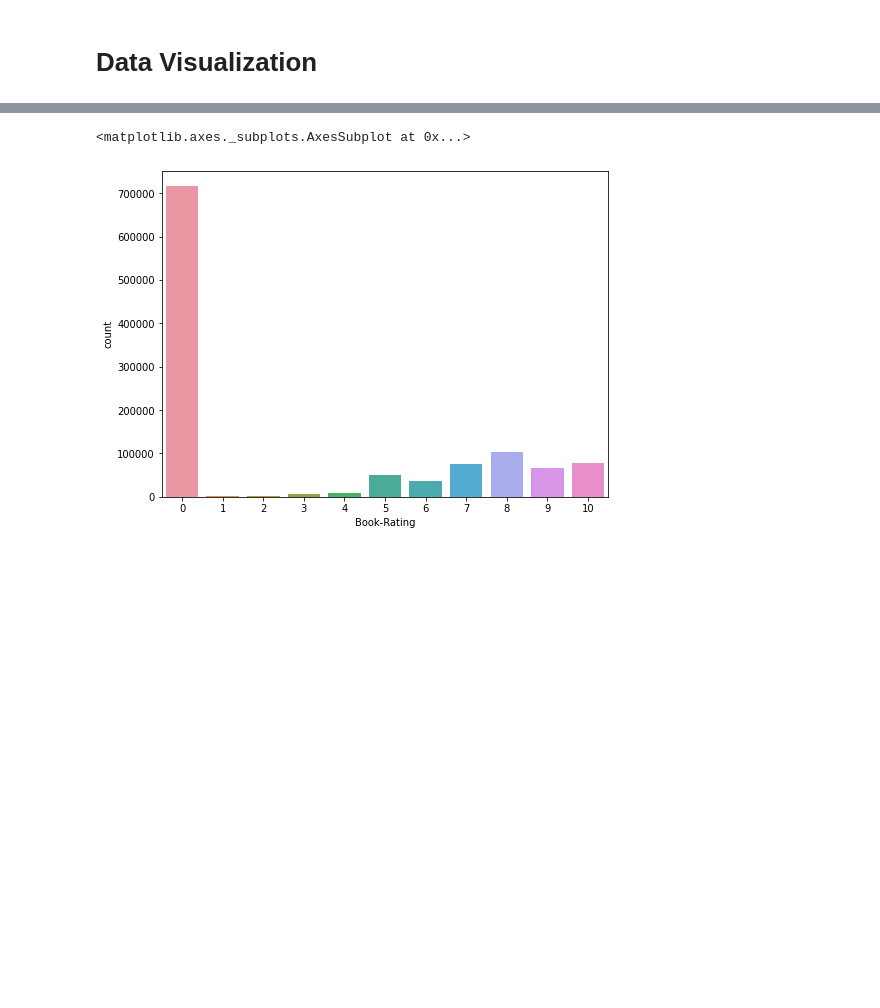
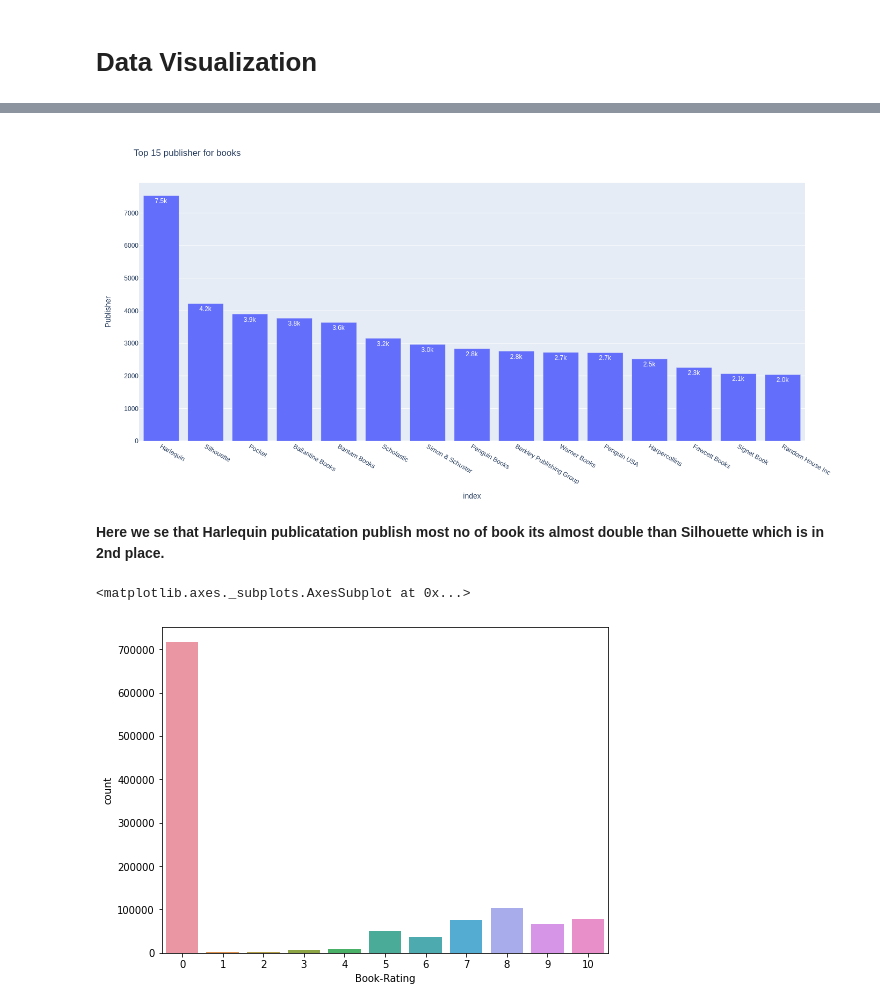
Before and after one commit to satyam-jyoti-sankar/Books_recommend_system, a Jupyter notebook: Books_recommend_system_.ipynb, the cells around one changed output, grey strips where cells are left out. Drawn from its saved outputs; the diff is of its cells as text; code cells hidden in the pictures; blank space fills up the shorter version.

```diff
--- a/Books_recommend_system_.ipynb
+++ b/Books_recommend_system_.ipynb
@@ -660,3 +688,13 @@ Text(0.5, 1.0, 'No of books published by a publisher (Top 15)')
+# %%
+z=books['Publisher'].value_counts()[:15]
+fig = px.bar(z, y='Publisher', x=z.index, text_auto='.2s',
+            title="Top 15 publisher for books")
+# fig.show()
+fig.show(renderer="png",width=1400, height=700)
+# %% [output]
+[figure, added]
+# %% [markdown]
+**Here we se that Harlequin publicatation publish most no of book its almost double than Silhouette which is in 2nd place.**
 # %%
 plt.figure(figsize=(8,6))
 sns.countplot(x="Book-Rating", data=ratings)
```
Also changed, not shown: parts of 18 cells of this notebook.
